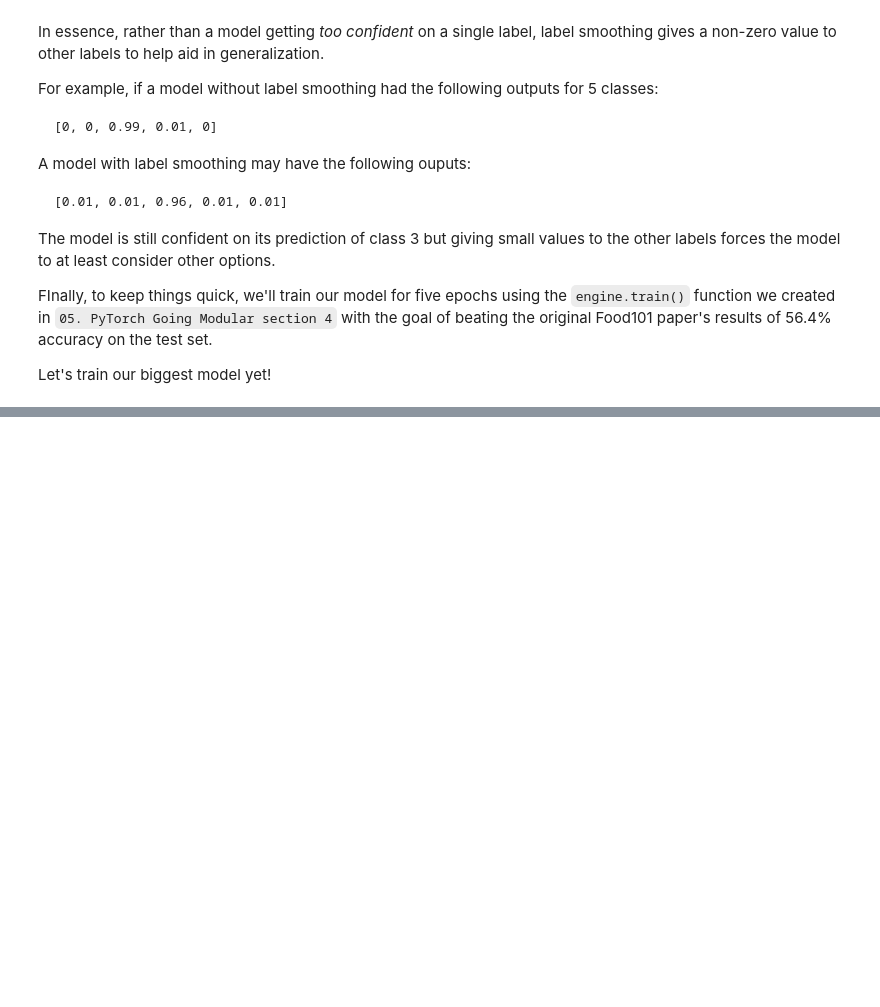
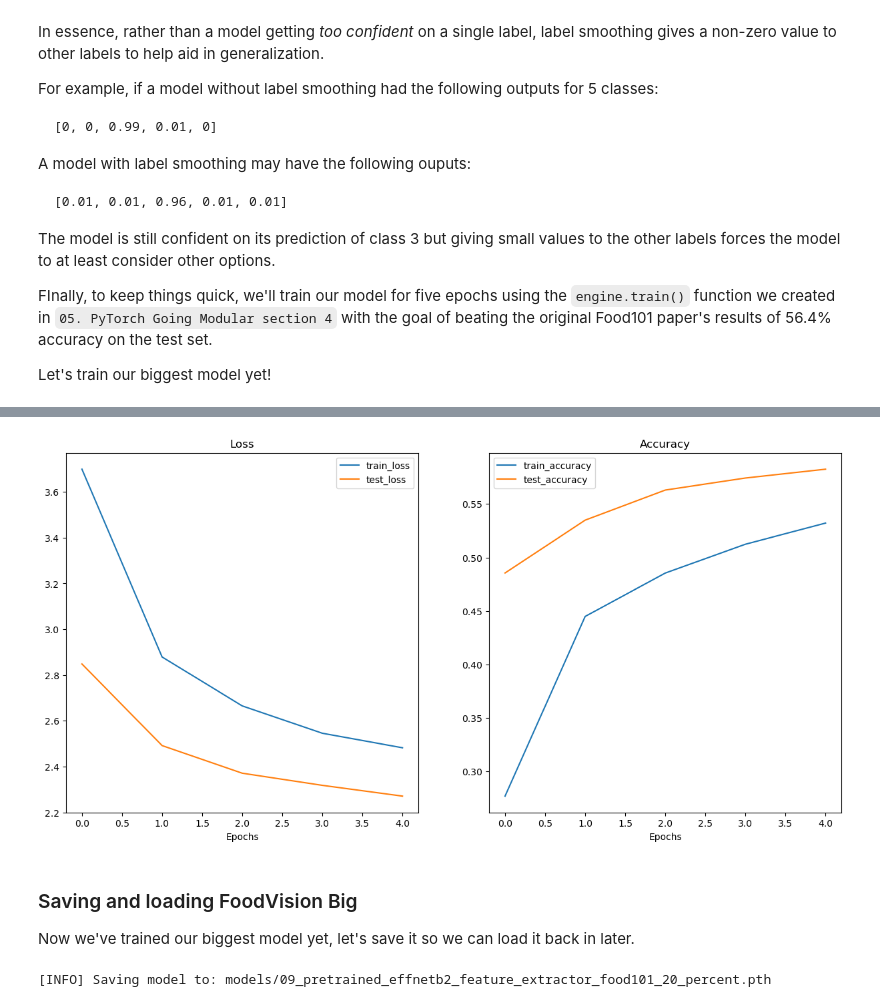
Before and after one commit to maheshsunuwar/deep-learning-pytorch, a Jupyter notebook: 09. PyTorch Model Deployment/09-pytorch-model-deployment.ipynb, the cells around one changed output, grey strips where cells are left out. Saved outputs shown, nothing was run; the diff lists cells and outputs as text; code cells hidden in the pictures; blank space fills up the shorter version.

```diff
--- a/09. PyTorch Model Deployment/09-pytorch-model-deployment.ipynb
+++ b/09. PyTorch Model Deployment/09-pytorch-model-deployment.ipynb
@@ -2405,0 +2462,42 @@ effnetb2_food101_results = engine.train(model=effnetb2_food101,
+# %%
+# result from the faster machine
+
+effnetb2_food101_fastermachine_result = {'train_loss': [3.698896775945732,
+  2.8788548090451314,
+  2.665228535924262,
+  2.5457308117372506,
+  2.4823931633930787],
+ 'train_acc': [0.2769291650178076,
+  0.44487534626038777,
+  0.48542408653211955,
+  0.512373037857803,
+  0.5321197731170033],
+ 'test_loss': [2.8481979015444923,
+  2.4919842984065537,
+  2.371307327727641,
+  2.3182434050504828,
+  2.2711799854089407],
+ 'test_acc': [0.4854781582054307,
+  0.5348681621408898,
+  0.5630066902794176,
+  0.5742227469500198,
+  0.5824872097599374]}
+
+plot_loss_curves(effnetb2_food101_fastermachine_result)
+# %% [output]
+[figure, added]
+# %% [markdown]
+### Saving and loading FoodVision Big
+
+Now we've trained our biggest model yet, let's save it so we can load it back in later.
+# %%
+from going_modular.going_modular import utils
+
+effnetb2_food101_model_path = "09_pretrained_effnetb2_feature_extractor_food101_20_percent.pth"
+
+# Save FoodVision Big model
+utils.save_model(model=effnetb2_food101,
+                 target_dir="models",
+                 model_name=effnetb2_food101_model_path)
+# %% [output]
+[INFO] Saving model to: models/09_pretrained_effnetb2_feature_extractor_food101_20_percent.pth
```
Also changed, not shown: parts of 30 cells of this notebook, 4 other files.
